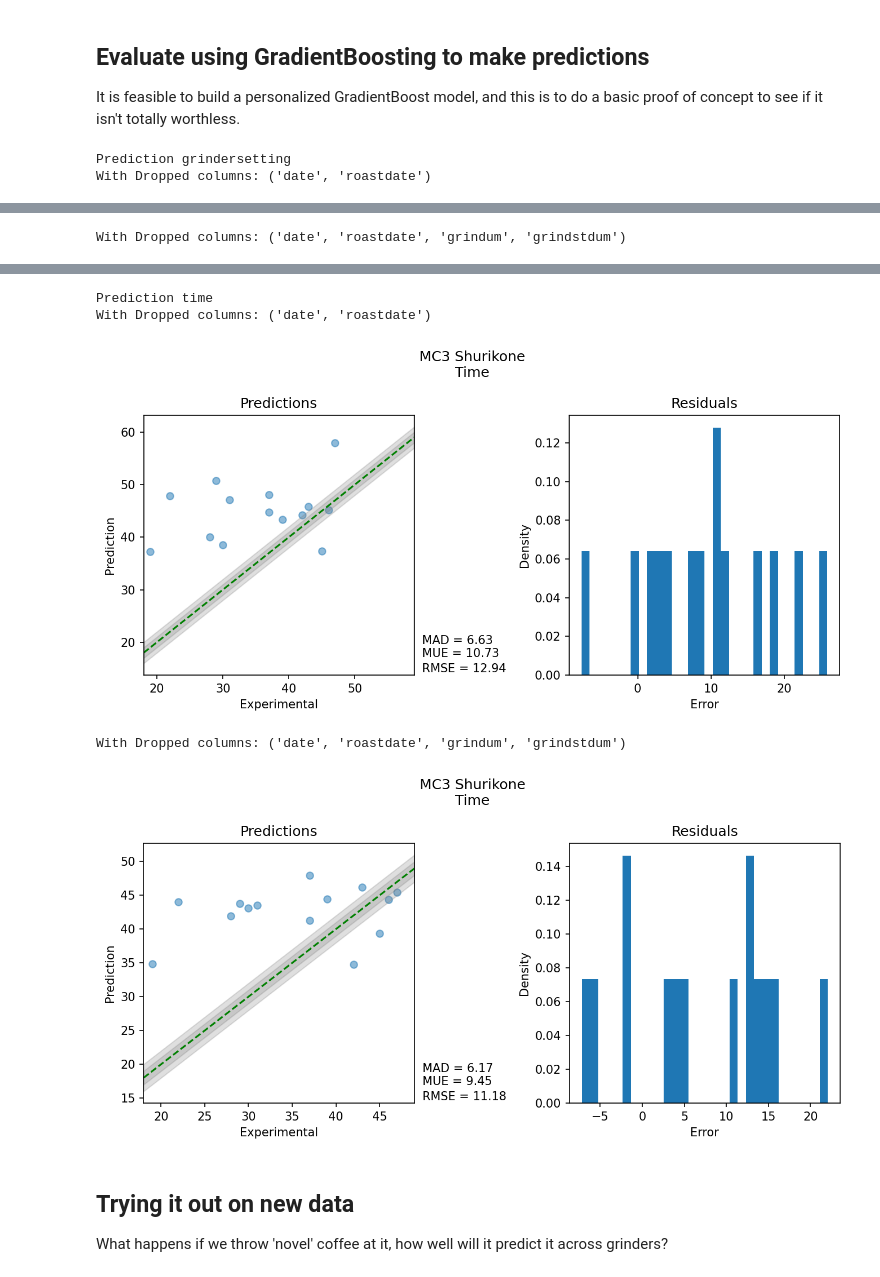
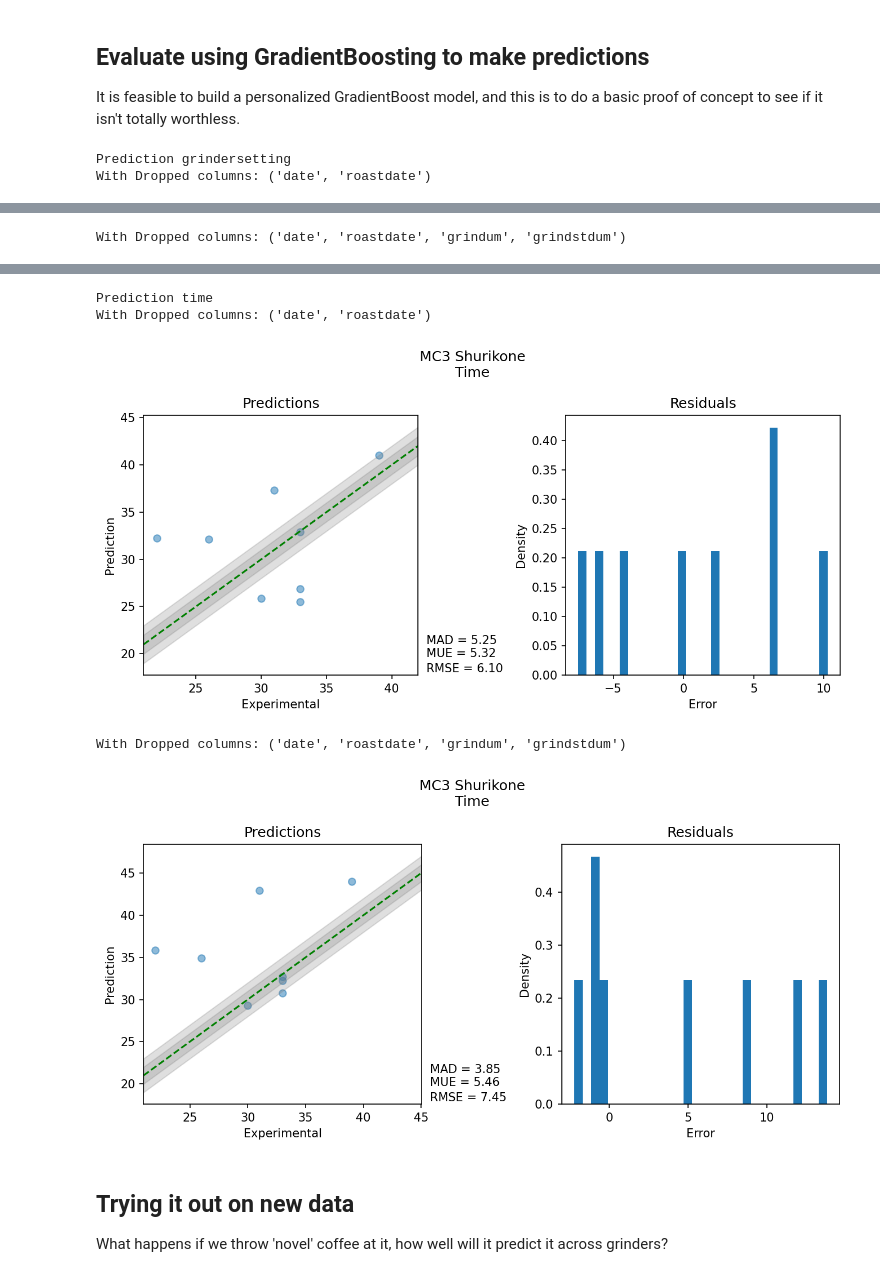
Before and after one commit to badisa/optpresso, a Jupyter notebook: notebooks/alternative_models.ipynb, the cells around one changed output, grey strips where cells are left out. Saved outputs shown, nothing was run; the diff lists cells and outputs as text; code cells hidden in the pictures.

```diff
--- a/notebooks/alternative_models.ipynb
+++ b/notebooks/alternative_models.ipynb
@@ -69,11 +69,9 @@ def rename_df_columns(df):
 
 def prepare_dataframe(df, valid_words=None):
     df = df.copy()
-    for char in [" ", "(", ")", "%", "/", "\\", '"']:
-        df.columns = df.columns.str.strip().str.lower().str.replace(char, "", regex=False)
 
     df.dropna(subset=["coffee"])
-    df[["roaster", "coffee"]] = df["coffee"].str.lower().str.split("-", n=1, expand=True)
+    df[["roaster", "coffee"]] = df["coffee"].str.lower().str.split(" - ", n=1, expand=True)
     if valid_words is None:
         valid_words = get_valid_coffee_words(df["coffee"])
     df["roastdate"] = df["roastdate"].fillna("").str.strip()
@@ -88,6 +86,7 @@ def prepare_dataframe(df, valid_words=None):
         df["agtron"] = df.groupby(["coffee", "roastdate"])["agtron"].transform(lambda x: x.fillna(x.median())).fillna(0.0)
         df["densitygml"] = df.groupby(["coffee", "roastdate"])["densitygml"].transform(lambda x: x.fillna(x.median())).fillna(0.0)
 
+    df["time"] = pd.to_numeric(df["time"], errors="coerce")
     df.dropna(subset=["time"], inplace=True)
     df = df[pd.to_numeric(df["grindersetting"], errors="coerce").notnull()]
     df["date"] = pd.to_datetime(df.date, infer_datetime_format=True, utc=True).map(
@@ -138,6 +137,8 @@ def build_encoders(frame, fields):
 raw_dataframe = dataframe_from_csv(DATA_DOWNLOAD_URL)
 raw_dataframe = rename_df_columns(raw_dataframe)
 df = raw_dataframe[~raw_dataframe.details.astype(str).str.contains('bork|prediction', regex=True)]
+# Remove any grinders marked as not mine, IE made using someone elses equipment
+df = raw_dataframe[~raw_dataframe.grinder.astype(str).str.contains("- Not Mine", regex=True)]
 valid_words = get_valid_coffee_words(df["coffee"].astype(str).replace("None", "").str.strip(), min_count=3)
 
 df = prepare_dataframe(df, valid_words)
@@ -151,10 +152,10 @@ for field in df.columns:
     if field in encoded_cols:
         continue
     if df[field].dtype == object:
-        print("Dropping", field)
+        print("Dropping due to invalid type", field)
         df = df.drop([field], axis=1)
 
-for col in find_columns_to_drop(df):
+for col in find_columns_to_drop(df, skipped_columns=["time"]):
     if col in encoded_cols:
         continue
     print("Dropping", col)
@@ -267,7 +269,7 @@ def plot_grinder_predictions(grinder: str, prediction_field: str, y, y_pred):
 enhance_sample = False
 
 estimators = 1000
-num_days = 3
+num_days = 4
 days_in_seconds = 24 * 60 * 60 * num_days
 data = df.copy()
 latest_date = data.date.max()
@@ -293,6 +295,8 @@ for prediction_field in ["grindersetting", "time"]:
         regr.fit(x, y)
         for grinder in test.grinder.unique():
             grinder_test = test[test.grinder == grinder]
+            if len(grinder_test) <= 1:
+                continue
             x_test, y_test = prepare_df_for_modeling(
                 grinder_test, prediction_field, drop_cols=dropped, encoders=training_encs
             )
@@ -308,8 +312,8 @@ With Dropped columns: ('date', 'roastdate', 'grindum', 'grindstdum')
 Prediction time
 With Dropped columns: ('date', 'roastdate')
-[figure, old version]
+[figure, new version]
 With Dropped columns: ('date', 'roastdate', 'grindum', 'grindstdum')
-[figure, old version]
+[figure, new version]
 # %% [markdown]
 ## Trying it out on new data
 
```
Also changed, not shown: parts of 4 cells of this notebook.
